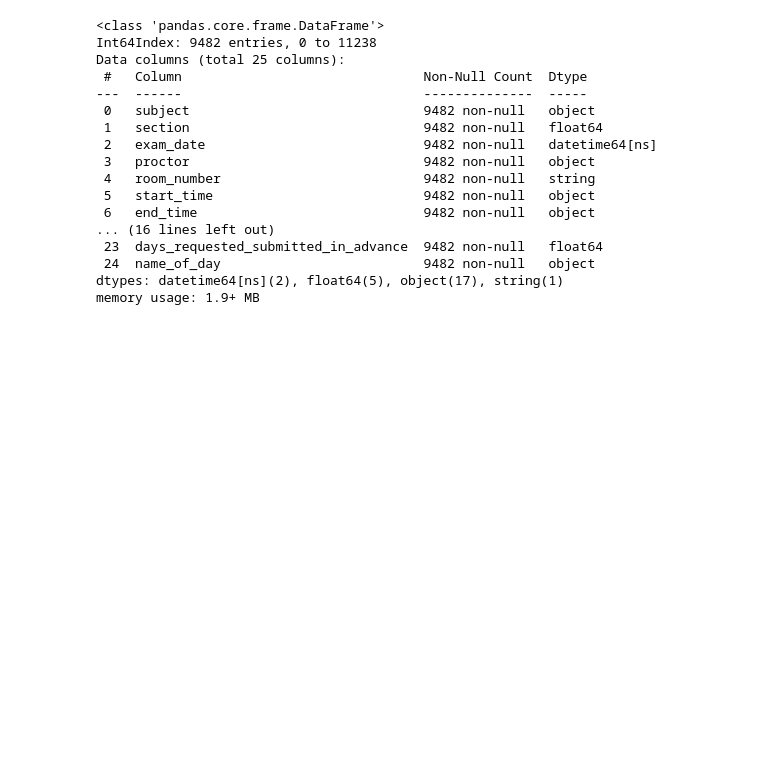
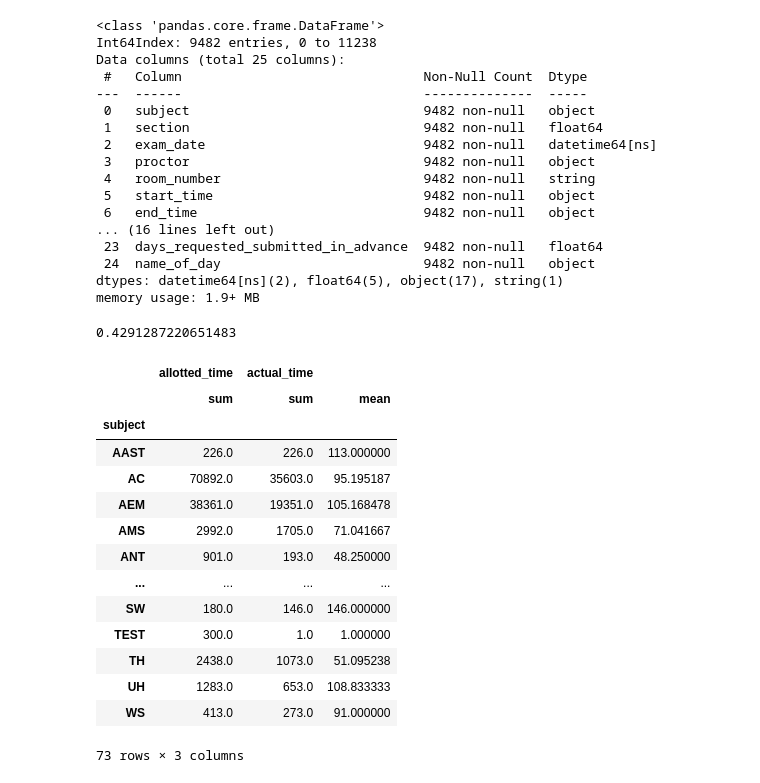
Before and after one commit to dihoxy/ODS-Test-Center-Project, a Jupyter notebook: Handling Outliers and Basic Exploratory Analysis.ipynb, the cells around one changed output. Drawn from its saved outputs; the diff is of its cells as text; code cells hidden in the pictures; blank space fills up the shorter version.

```diff
--- a/Handling Outliers and Basic Exploratory Analysis.ipynb
+++ b/Handling Outliers and Basic Exploratory Analysis.ipynb
@@ -289,3 +289,28 @@ Data columns (total 25 columns):
  24  name_of_day                          9482 non-null   object
 dtypes: datetime64[ns](2), float64(5), object(17), string(1)
 memory usage: 1.9+ MB
+# %%
+def actual_t_percent(x):
+    return ods[x].sum() / ods['allotted_time'].sum()
+
+actual_t_percent('actual_time')
+# %% [output]
+0.4291287220651483
+# %%
+ods.groupby(by=['subject']).agg({'allotted_time': ['sum'], 'actual_time': ['sum', 'mean']})
+# %% [output]
+|  | allotted_time | actual_time |  |
+|  | sum | sum | mean |
+| subject |  |  |  |
+| AAST | 226.0 | 226.0 | 113.000000 |
+| AC | 70892.0 | 35603.0 | 95.195187 |
+| AEM | 38361.0 | 19351.0 | 105.168478 |
+| AMS | 2992.0 | 1705.0 | 71.041667 |
+| ANT | 901.0 | 193.0 | 48.250000 |
+| ... | ... | ... | ... |
+| SW | 180.0 | 146.0 | 146.000000 |
+| TEST | 300.0 | 1.0 | 1.000000 |
+| TH | 2438.0 | 1073.0 | 51.095238 |
+| UH | 1283.0 | 653.0 | 108.833333 |
+| WS | 413.0 | 273.0 | 91.000000 |
+73 rows × 3 columns
```
Also changed, not shown: 1 other file.
